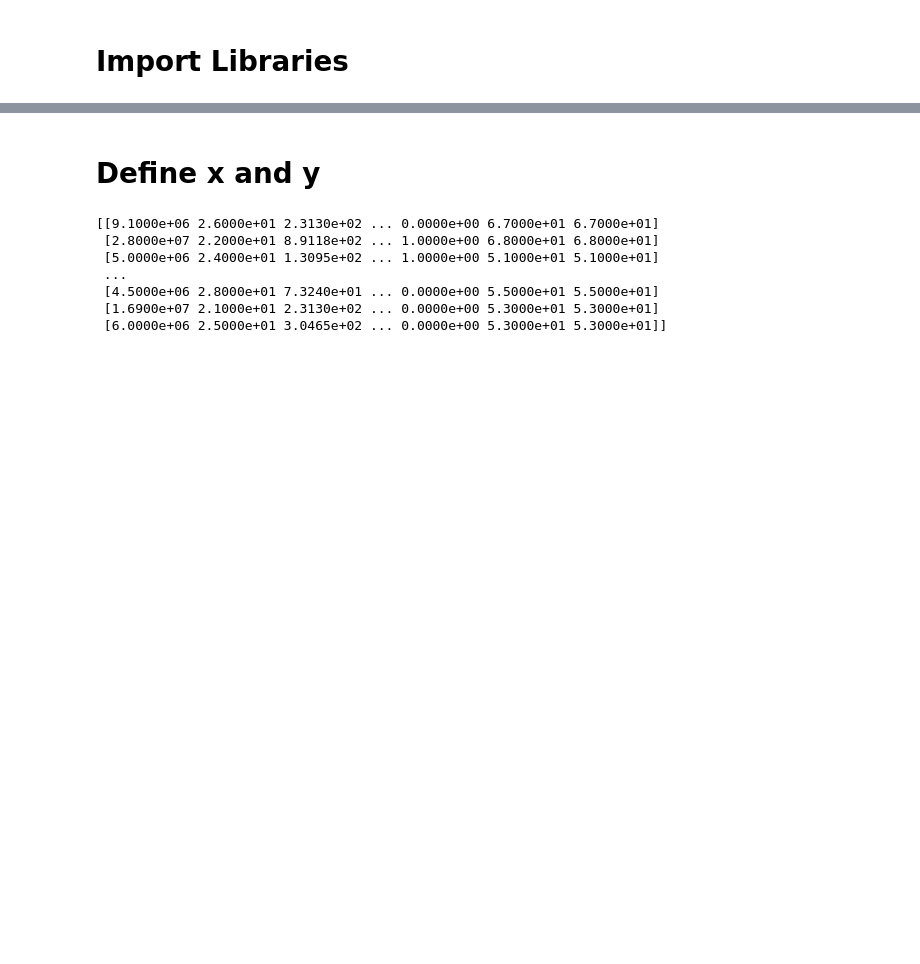
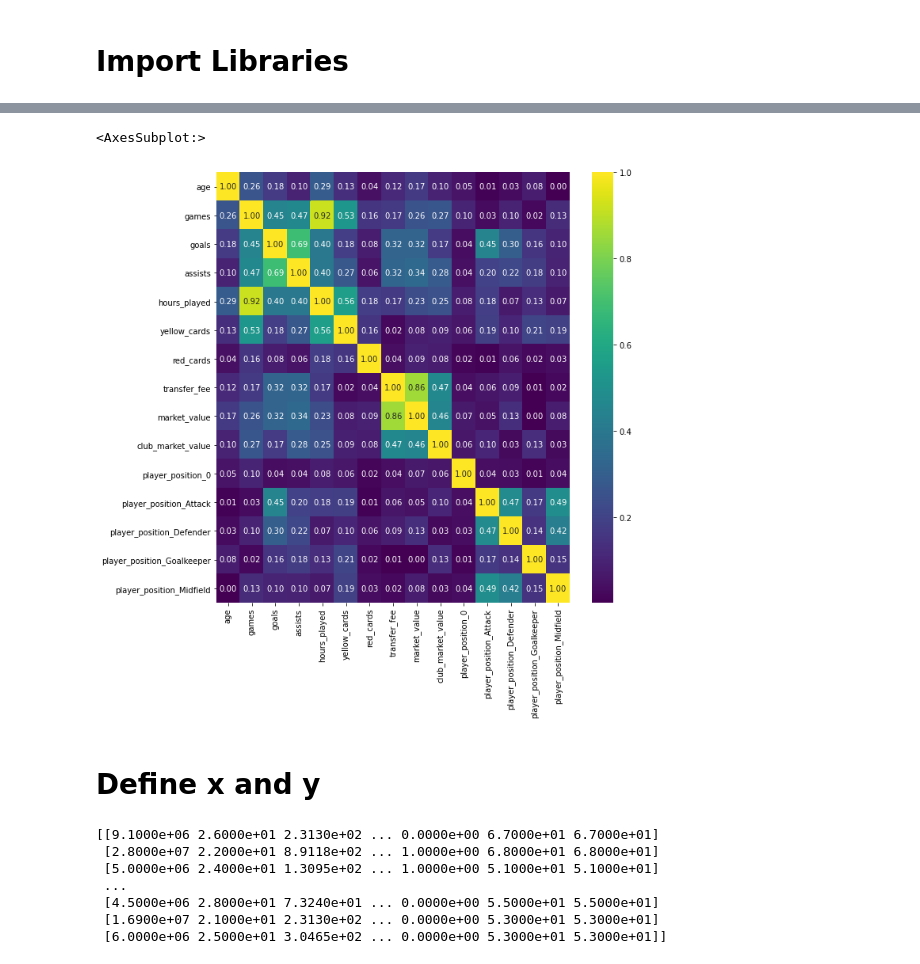
Before and after one commit to Edgarhv/Predicting-Football-soccer-using-a-Machine-Learning-Model, a Jupyter notebook: FutPlayers_PredictValue.ipynb, the cells around one changed output, grey strips where cells are left out. Saved outputs shown, nothing was run; the diff lists cells and outputs as text; code cells hidden in the pictures; blank space fills up the shorter version.

```diff
--- a/FutPlayers_PredictValue.ipynb
+++ b/FutPlayers_PredictValue.ipynb
@@ -18,0 +55,4 @@ Football_df.head()
+# %%
+Football_df["hours_played"] = pd.to_numeric(Football_df.hours_played, downcast="float")
+Football_cat= Football_df.dtypes[Football_df.dtypes == "object"].index.tolist()
+Football_cat
@@ -18,0 +61,10 @@ Football_df.head()
+# %%
+# Create a OneHotEncoder instance
+enc = OneHotEncoder(sparse=False)
+
+# Fit and transform the OneHotEncoder using the categorical variable list
+encode_df = pd.DataFrame(enc.fit_transform(Football_df[Football_cat]))
+
+# Add the encoded variable names to the dataframe
+encode_df.columns = enc.get_feature_names(Football_cat)
+encode_df.head()
@@ -18,0 +78,5 @@ Football_df.head()
+# %%
+# Merge one-hot encoded features and drop the originals
+Football_df = Football_df.merge(encode_df, left_index=True, right_index=True)
+Football_df.drop(Football_cat,1, inplace=True)
+Football_df.head()
@@ -19,3 +93,10 @@ Football_df.head()
+# %%
+Football_df.corr()
+plt.figure(figsize=(10,10))
+sns.heatmap(np.abs(Football_df.corr()), annot=True, cmap="viridis", fmt="0.2f")
+# %% [output]
+<AxesSubplot:>
+[figure, added]
 # %% [markdown]
 # Define x and y
 # %%
```
Also changed, not shown: parts of 8 cells of this notebook.
